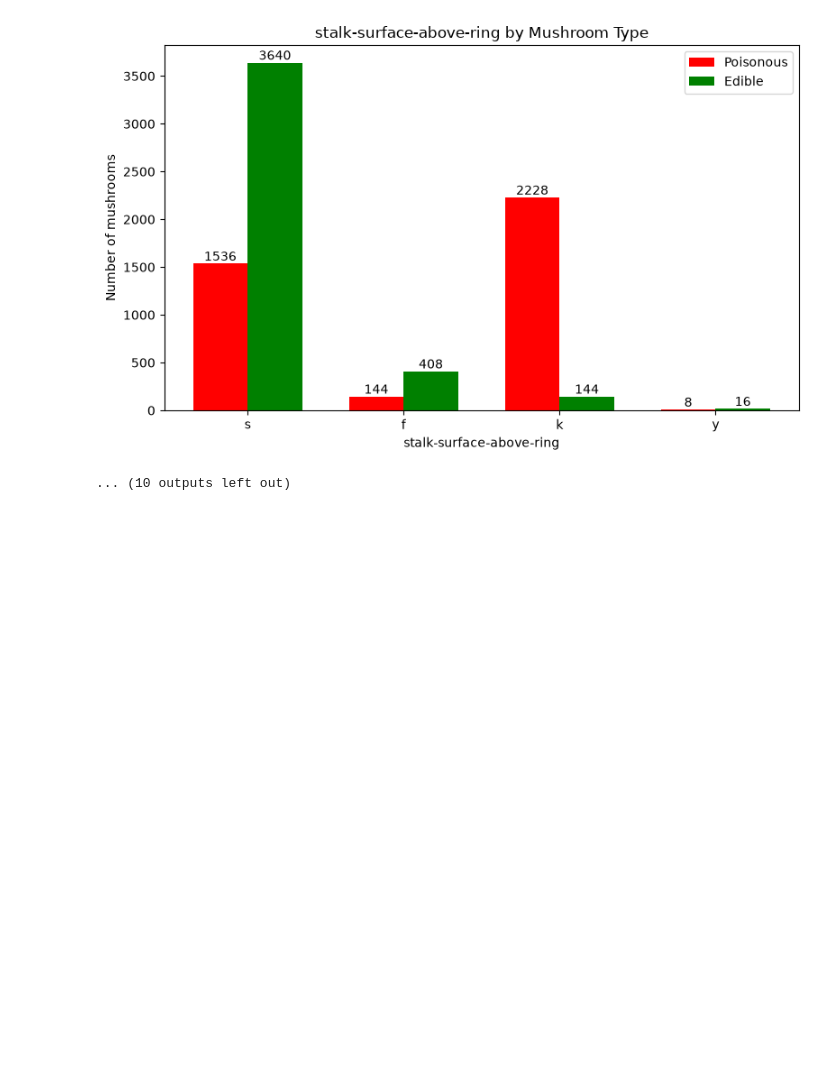
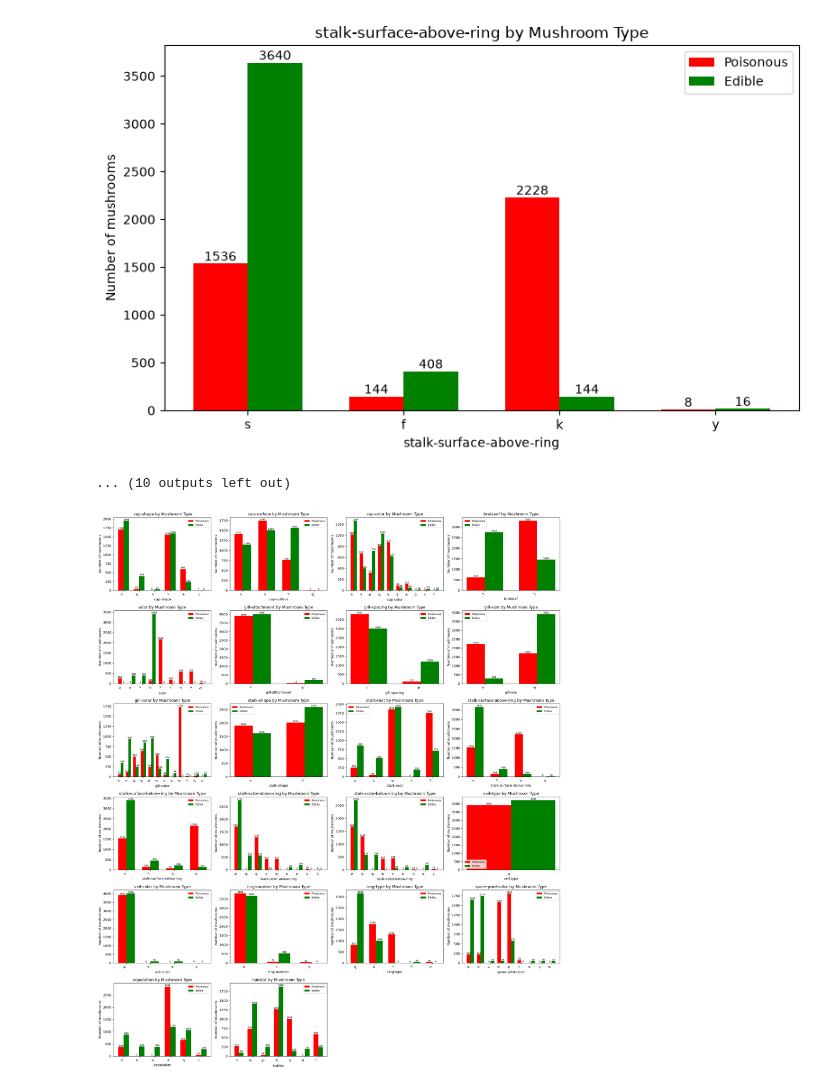
Before and after one commit to Leone-Migone/ML-assignment1, a Jupyter notebook: mushroom/mushroomBarGraphs.ipynb, the cells around one changed output. Drawn from its saved outputs; the diff is of its cells as text; code cells hidden in the pictures; blank space fills up the shorter version.

```diff
--- a/mushroom/mushroomBarGraphs.ipynb
+++ b/mushroom/mushroomBarGraphs.ipynb
@@ -50,23 +50,3 @@ np_df
 | 8121 | e | f | s | n | f | n | a | c | ... |
 | 8123 | e | x | s | n | f | n | a | c | ... |
 4208 rows × 23 columns
-# %%
-# capshape
-
-x = np.arange(2)
-cs_b = [len(p_df[p_df[" cap-shape"] == 'b']), len(np_df[np_df[" cap-shape"] == 'b'])]
-cs_c = [len(p_df[p_df[" cap-shape"] == 'c']), len(np_df[np_df[" cap-shape"] == 'c'])]
-cs_x = [len(p_df[p_df[" cap-shape"] == 'x']), len(np_df[np_df[" cap-shape"] == 'x'])]
-cs_f = [len(p_df[p_df[" cap-shape"] == 'f']), len(np_df[np_df[" cap-shape"] == 'f'])]
-cs_k = [len(p_df[p_df[" cap-shape"] == 'k']), len(np_df[np_df[" cap-shape"] == 'k'])]
-cs_s = [len(p_df[p_df[" cap-shape"] == 's']), len(np_df[np_df[" cap-shape"] == 's'])]
-
-plt.bar(x-0.2, cs_b, 0.1)
-plt.bar(x-0.1, cs_c, 0.1)
-plt.bar(x+0, cs_x, 0.1)
-plt.bar(x+0.1, cs_f, 0.1)
-plt.bar(x+0.2, cs_k, 0.1)
-plt.bar(x+0.3, cs_s, 0.1)
-
-# p_x = p_df[p_df["cap-shape"] == 'x']
-# p_c = p_df[p_df["cap-shape"] == 'c']
@@ -120,3 +97,68 @@ for feature in features:
 [figure]
 [figure]
 ... (10 outputs left out)
+# %%
+# Drop poisonous column so we can loop through features
+features = df.drop("poisonous", axis=1)
+
+# Calculate grid size for subplots
+n_features = len(features.columns)
+n_cols = 4
+n_rows = int(np.ceil(n_features / n_cols))
+
+fig, axes = plt.subplots(
+    n_rows, n_cols,
+    figsize=(20, n_rows * 4)
+)
+
+# Flatten axes to make indexing easier
+axes = np.array(axes).flatten()
+
+for i, feature in enumerate(features.columns):
+    ax = axes[i]
+
+    # Automatically find all possible values for this feature
+    values = df[feature].dropna().unique()
+
+    # Count each value in the poisonous and edible groups
+    p_counts = [
+        len(p_df[p_df[feature] == value]) for value in values
+    ]
+    np_counts = [
+        len(np_df[np_df[feature] == value]) for value in values
+    ]
+
+    # Positions for the bars
+    x = np.arange(len(values))
+    width = 0.35
+
+    # Plot grouped bars on the current subplot
+    bars_p = ax.bar(
+        x - width/2, p_counts, width,
+        label='Poisonous', color='red'
+    )
+    bars_np = ax.bar(
+        x + width/2, np_counts, width,
+        label='Edible', color='green'
+    )
+
+    # Display values above bars
+    ax.bar_label(bars_p, fontsize=7)
+    ax.bar_label(bars_np, fontsize=7)
+
+    ax.set_xticks(x)
+    ax.set_xticklabels(values, rotation=45, ha='right')
+    ax.set_xlabel(feature)
+    ax.set_ylabel('Number of mushrooms')
+    ax.set_title(f'{feature} by Mushroom Type')
+    ax.legend(fontsize=8)
+
+# Remove unused subplots
+for j in range(n_features, len(axes)):
+    fig.delaxes(axes[j])
+
+# Adjust spacing
+plt.tight_layout()
+plt.show()
+# %% [output]
+[figure, added]
```
Also changed, not shown: parts of 1 cell of this notebook.
